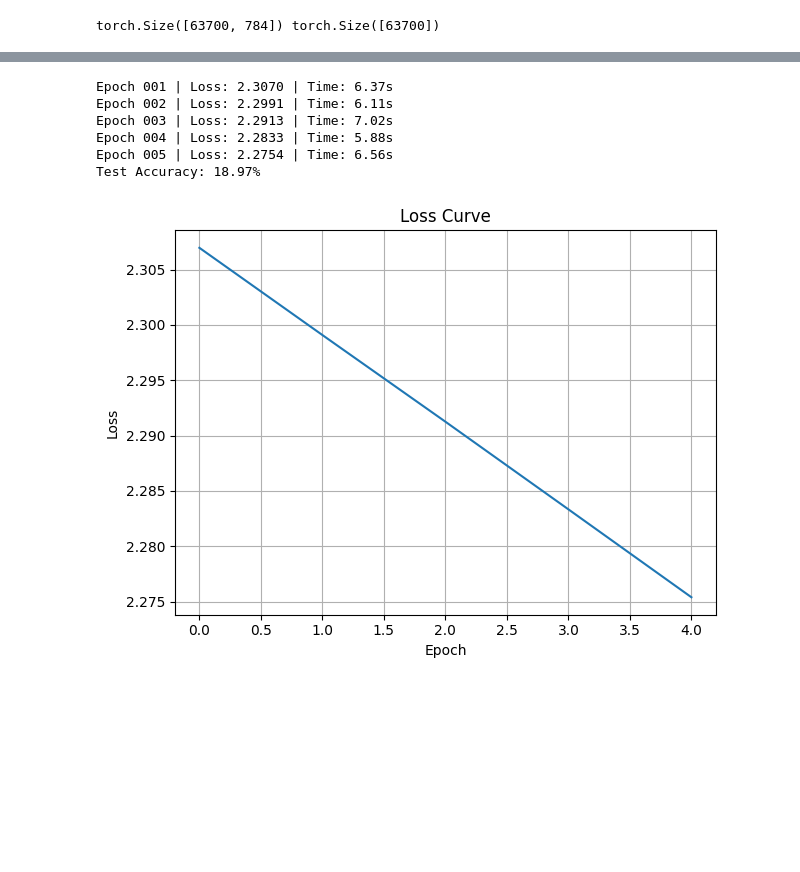
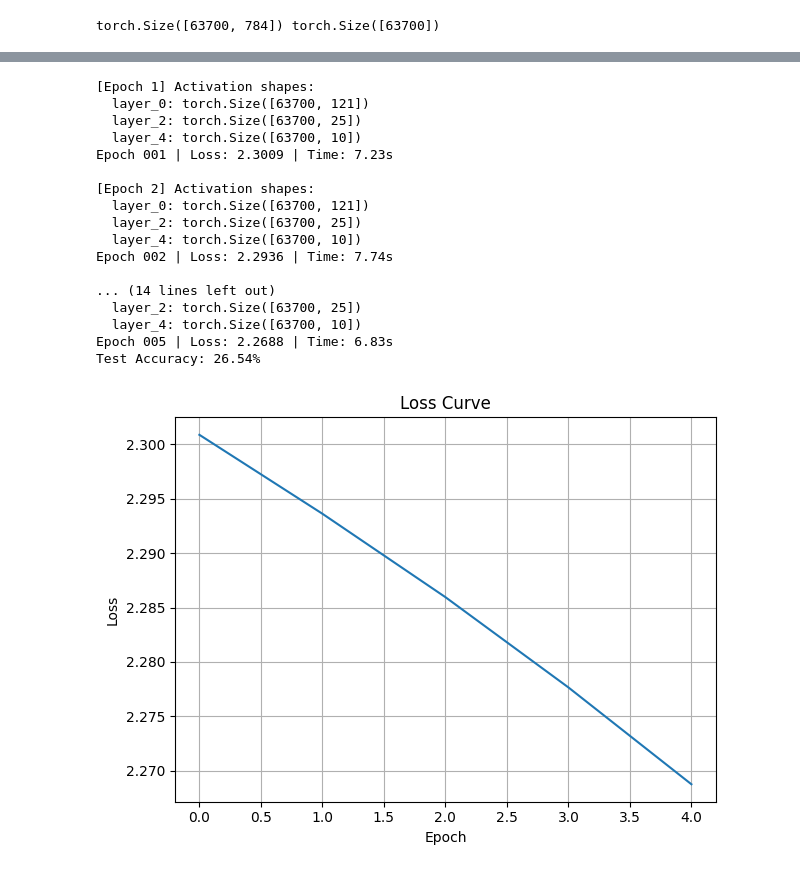
Before and after one commit to code-cerebrum0/ai, a Jupyter notebook: modified.ipynb, the cells around one changed output, grey strips where cells are left out. Cells and saved outputs as stored; diff of their text form; code cells hidden in the pictures; blank space fills up the shorter version.

```diff
--- a/modified.ipynb
+++ b/modified.ipynb
@@ -199,8 +216,13 @@ torch.Size([63700, 784]) torch.Size([63700])
+# %%
+for layer_name, batch_outputs in current_epoch_activations.items():
+    print(f"Layer: {layer_name}")
+    for i, tensor in enumerate(batch_outputs):
+        print(f"  Batch {i}: shape = {tensor.shape}")
 # %%
 class NN(nn.Module):
     def __init__(self):
         super().__init__()
-        self.layer_sizes = [784, 107, 26, 10]
+        self.layer_sizes = [784, 121, 25, 10]
         self.net = nn.Sequential(
             nn.Linear(self.layer_sizes[0], self.layer_sizes[1], bias=True),
             nn.Sigmoid(),                       # fused activation
@@ -285,6 +307,9 @@ class UltraFastTrainer:
             start = time.perf_counter()
             total_loss = 0.0
 
+            global current_epoch_activations
+            current_epoch_activations = {}  # Reset here
+
             iterable = self._prefetch_loader(train_loader)
             if self.use_tqdm:
                 iterable = tqdm(iterable, desc=f"Epoch {epoch}", leave=False)
@@ -309,6 +334,18 @@ class UltraFastTrainer:
 
                 total_loss += loss.item()
 
+            # ✅ Moved here: after the whole epoch
+            epoch_result = {
+                layer_name: torch.cat(outputs, dim=0)
+                for layer_name, outputs in current_epoch_activations.items()
+            }
+
+            all_epoch_activations.append(epoch_result)
+
+            print(f"\n[Epoch {epoch}] Activation shapes:")
+            for name, val in epoch_result.items():
+                print(f"  {name}: {val.shape}")
+
             avg_loss = total_loss / len(train_loader)
             self.loss_history.append(avg_loss)
 
@@ -317,6 +354,7 @@ class UltraFastTrainer:
 
         if self.save_path:
             torch.save(self.model.state_dict(), self.save_path)
+
 
     def evaluate(self, test_loader):
         self.model.eval()
@@ -345,16 +383,34 @@ class UltraFastTrainer:
         plt.show()
 # %%
 model = NN()
+#----
+for idx, layer in enumerate(model.net):
+    if isinstance(layer, nn.Linear):
+        layer.register_forward_hook(get_activation(f"layer_{idx}"))
+
+#----
+
 trainer = UltraFastTrainer(model, nn.CrossEntropyLoss(), max_epochs=5, use_amp=True)
 
 trainer.train(train_loader)
 trainer.evaluate(test_loader)
 trainer.plot_loss()
 # %% [output]
-Epoch 001 | Loss: 2.3070 | Time: 6.37s
-Epoch 002 | Loss: 2.2991 | Time: 6.11s
-Epoch 003 | Loss: 2.2913 | Time: 7.02s
-Epoch 004 | Loss: 2.2833 | Time: 5.88s
-Epoch 005 | Loss: 2.2754 | Time: 6.56s
-Test Accuracy: 18.97%
+[Epoch 1] Activation shapes:
+  layer_0: torch.Size([63700, 121])
+  layer_2: torch.Size([63700, 25])
+  layer_4: torch.Size([63700, 10])
+Epoch 001 | Loss: 2.3009 | Time: 7.23s
+
+[Epoch 2] Activation shapes:
+  layer_0: torch.Size([63700, 121])
+  layer_2: torch.Size([63700, 25])
+  layer_4: torch.Size([63700, 10])
+Epoch 002 | Loss: 2.2936 | Time: 7.74s
+
+... (14 lines left out)
+  layer_2: torch.Size([63700, 25])
+  layer_4: torch.Size([63700, 10])
+Epoch 005 | Loss: 2.2688 | Time: 6.83s
+Test Accuracy: 26.54%
-[figure, old version]
+[figure, new version]
```
Also changed, not shown: parts of 11 cells of this notebook.
